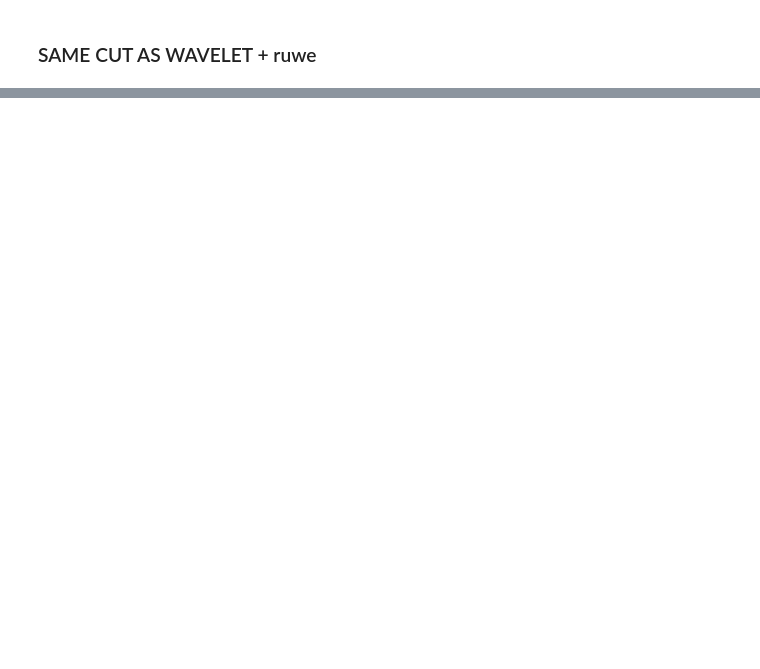
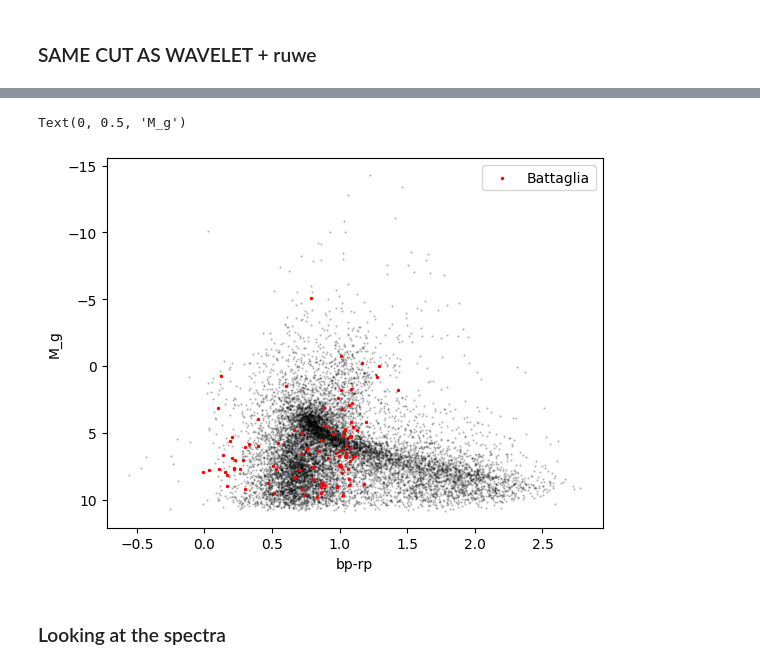
Before and after one commit to contardog/gaia_ee, a Jupyter notebook: grabbind_gaiadata.ipynb, the cells around one changed output, grey strips where cells are left out. Saved outputs shown, nothing was run; the diff lists cells and outputs as text; code cells hidden in the pictures; blank space fills up the shorter version.

```diff
--- a/grabbind_gaiadata.ipynb
+++ b/grabbind_gaiadata.ipynb
@@ -378,0 +330,11 @@ Table length=29
+# %%
+v = Vizier(columns=["**"], row_limit=-1)  # fetch all rows
+
+catalog_id = "J/A+A/657/A54"
+
+# List available tables in this catalog
+catalogs = v.find_catalogs(catalog_id)
+print(f"Battaglia+2022 catalog tables:")
+result = v.get_catalogs(catalog_id)
+for i, t in enumerate(result):
+    print(f"  Table {i}: {t.meta.get('name','?')} — {len(t)} rows, cols: {t.colnames[:5]}...")
@@ -378,0 +344,4 @@ Table length=29
+# %%
+bata_tab = result[0]
+galaxies = np.unique(bata_tab['Galaxy'])
+print(galaxies)
@@ -378,0 +436,2 @@ Table length=29
+# %%
+boote_bat = bata_tab[(bata_tab['Galaxy']=='BootesI') & (bata_tab['Pmemb']>0.5)]
@@ -378,0 +442,2 @@ Table length=29
+# %%
+boote_r = r[np.isin(r['source_id'], boote_bat['GaiaEDR3'])]
@@ -378,0 +457,12 @@ Table length=29
+# %%
+## HR Diagram: doesnt look like it's clustering there which I think make sense?...?
+
+plt.scatter(r['bp_rp'], r['abs_Mg'], s=.5, alpha=.2, c='k', rasterized=True)
+plt.scatter(boote_r['bp_rp'], boote_r['abs_Mg'], s=2, alpha=1, c='r', label='Battaglia', rasterized=True)
+plt.legend()
+plt.gca().invert_yaxis()
+plt.xlabel('bp-rp')
+plt.ylabel('M_g')
+# %% [output]
+Text(0, 0.5, 'M_g')
+[figure, added]
@@ -378,0 +471,2 @@ Table length=29
+# %% [markdown]
+### Looking at the spectra
```
Also changed, not shown: parts of 42 cells of this notebook.
